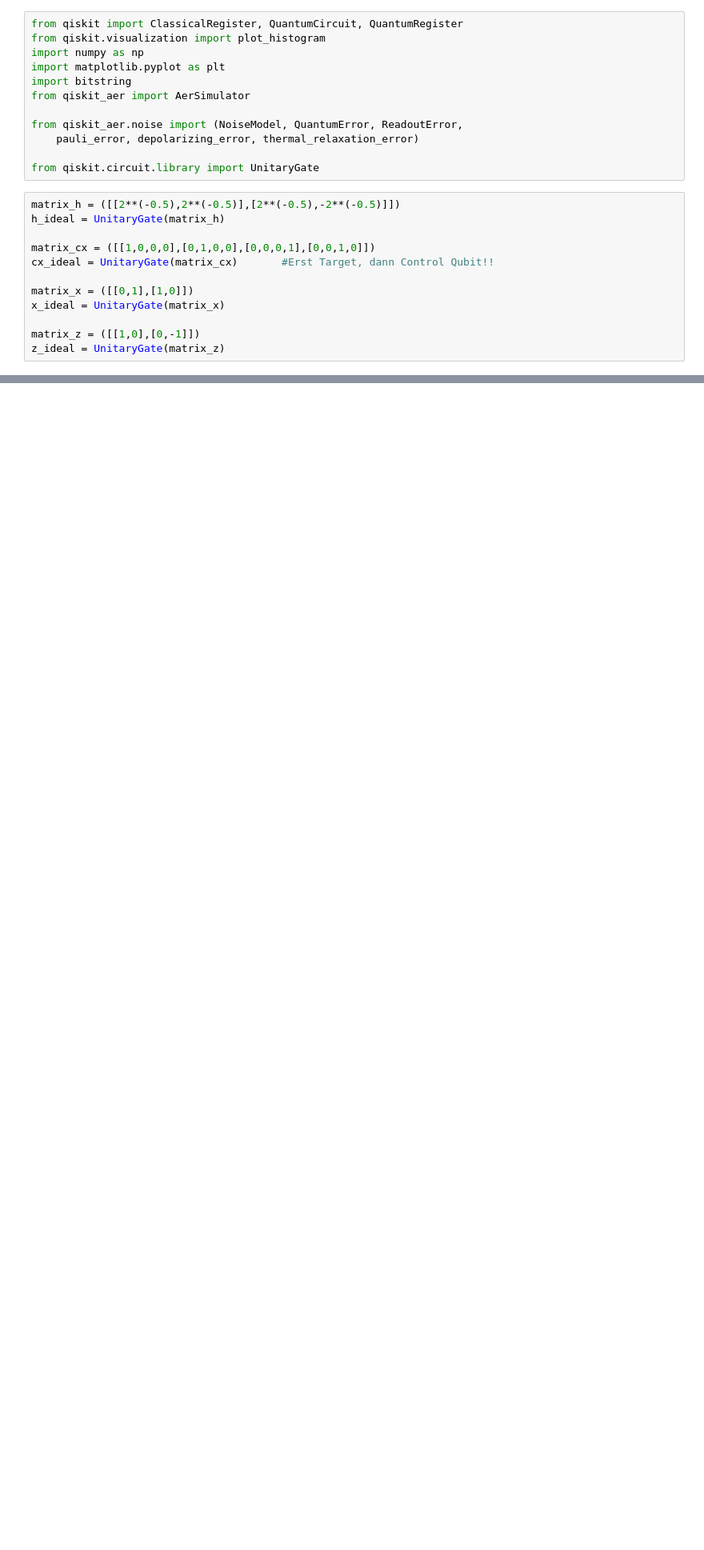
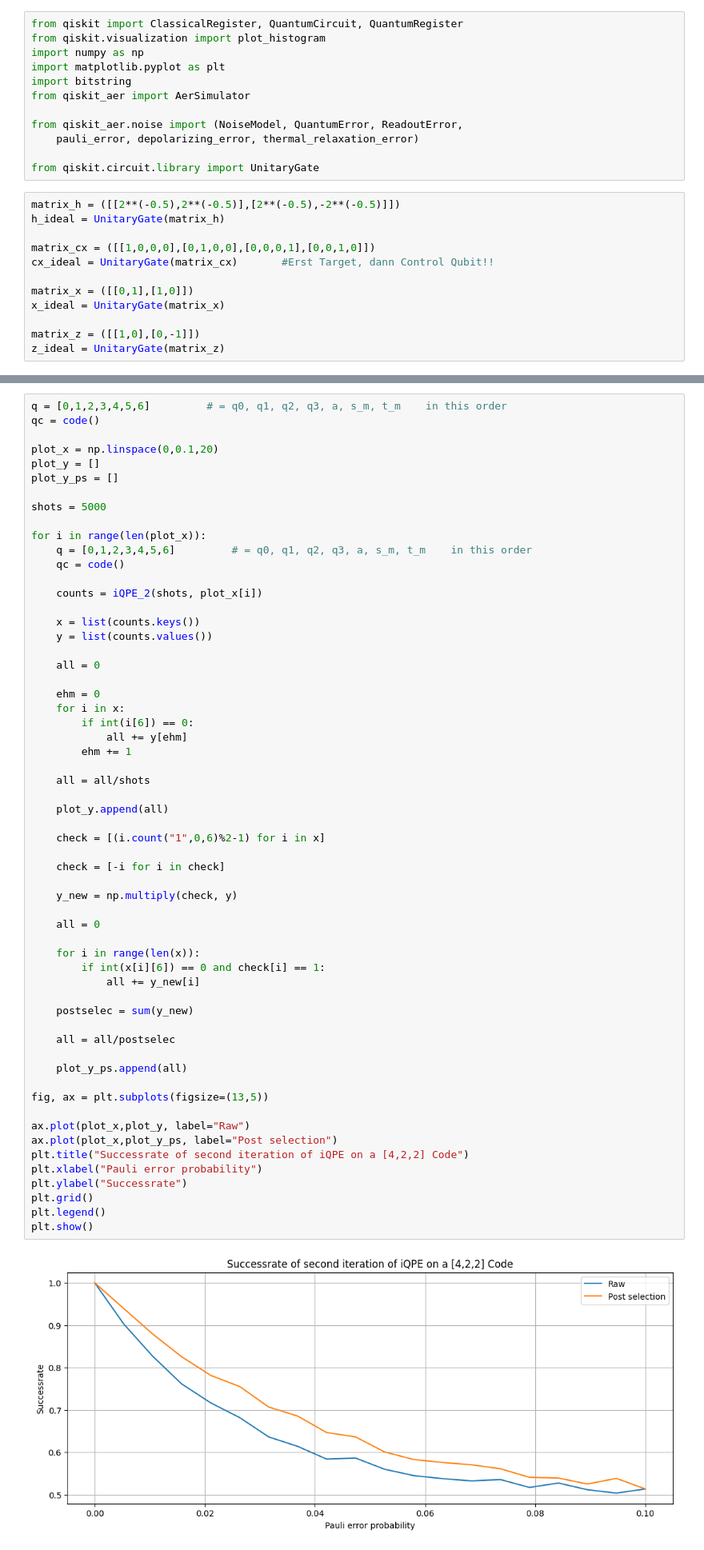
Before and after one commit to RicemanBoy/Bachelor, a Jupyter notebook: [4,2,2] CssCode.ipynb, the cells around one changed output, grey strips where cells are left out. Shown at 80% size. Drawn from its saved outputs; the diff is of its cells as text; blank space fills up the shorter version.

```diff
--- a/[4,2,2] CssCode.ipynb
+++ b/[4,2,2] CssCode.ipynb
@@ -285,0 +512,61 @@ qc = code()
+# %%
+q = [0,1,2,3,4,5,6]         # = q0, q1, q2, q3, a, s_m, t_m    in this order
+qc = code()
+
+plot_x = np.linspace(0,0.1,20)
+plot_y = []
+plot_y_ps = []
+
+shots = 5000
+
+for i in range(len(plot_x)):
+    q = [0,1,2,3,4,5,6]         # = q0, q1, q2, q3, a, s_m, t_m    in this order
+    qc = code()
+
+    counts = iQPE_2(shots, plot_x[i])
+
+    x = list(counts.keys())
+    y = list(counts.values())
+
+    all = 0
+
+    ehm = 0
+    for i in x:
+        if int(i[6]) == 0:
+            all += y[ehm]
+        ehm += 1
+
+    all = all/shots
+
+    plot_y.append(all)
+
+    check = [(i.count("1",0,6)%2-1) for i in x]
+
+    check = [-i for i in check]
+
+    y_new = np.multiply(check, y)
+
+    all = 0
+
+    for i in range(len(x)):
+        if int(x[i][6]) == 0 and check[i] == 1:
+            all += y_new[i]
+
+    postselec = sum(y_new)
+
+    all = all/postselec
+
+    plot_y_ps.append(all)
+
+fig, ax = plt.subplots(figsize=(13,5))
+
+ax.plot(plot_x,plot_y, label="Raw")
+ax.plot(plot_x,plot_y_ps, label="Post selection")
+plt.title("Successrate of second iteration of iQPE on a [4,2,2] Code")
+plt.xlabel("Pauli error probability")
+plt.ylabel("Successrate")
+plt.grid()
+plt.legend()
+plt.show()
+# %% [output]
+[figure, added]
```
Also changed, not shown: parts of 6 cells of this notebook.
